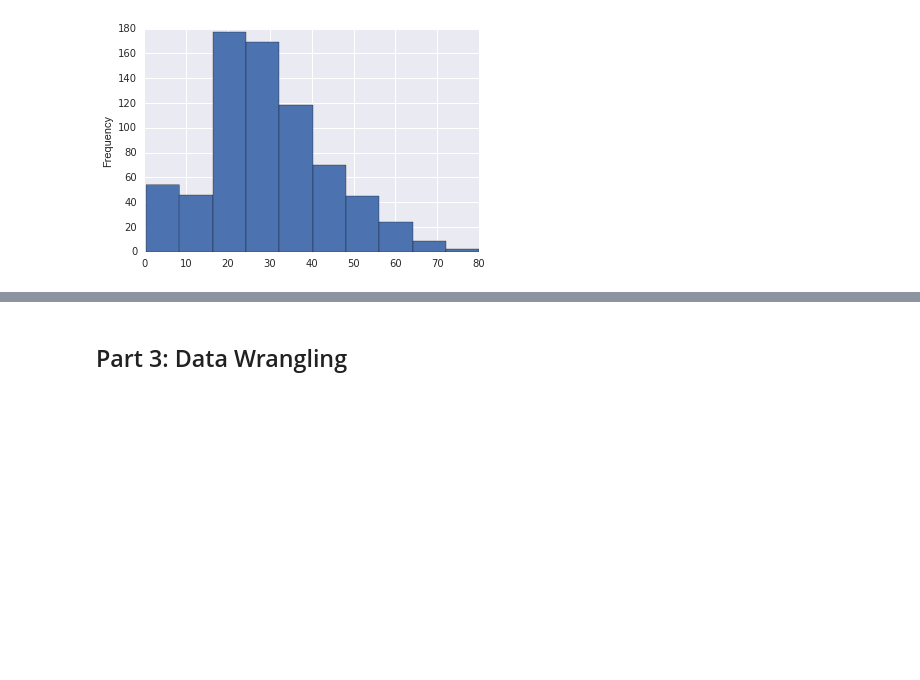
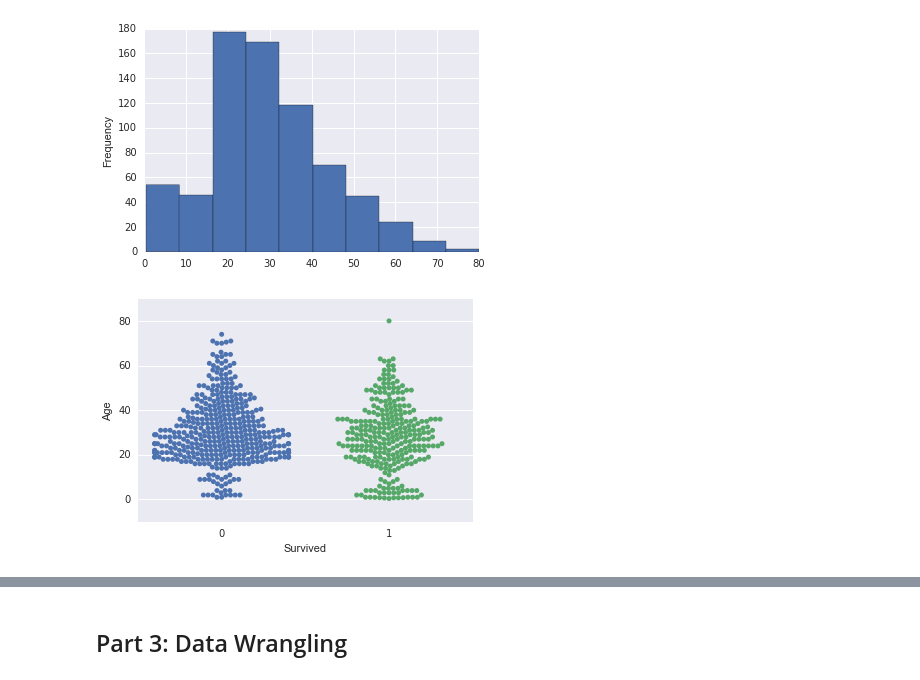
Before and after one commit to sanglee1214/Pandas, a Jupyter notebook: Project/Project 5/code/starter-code/starter-code.ipynb, the cells around one changed output, grey strips where cells are left out. Drawn from its saved outputs; the diff is of its cells as text; code cells hidden in the pictures; blank space fills up the shorter version.

```diff
--- a/Project/Project 5/code/starter-code/starter-code.ipynb
+++ b/Project/Project 5/code/starter-code/starter-code.ipynb
@@ -114,3 +114,9 @@ trainDF.Age.plot(kind = 'hist')
 # %% [output]
 <matplotlib.axes._subplots.AxesSubplot at 0x...>
 [figure]
+# %%
+import seaborn as sns
+
+sns.swarmplot(x="Survived", y="Age", data=trainDF);
+# %% [output]
+[figure, added]
```
Also changed, not shown: parts of 4 cells of this notebook.
